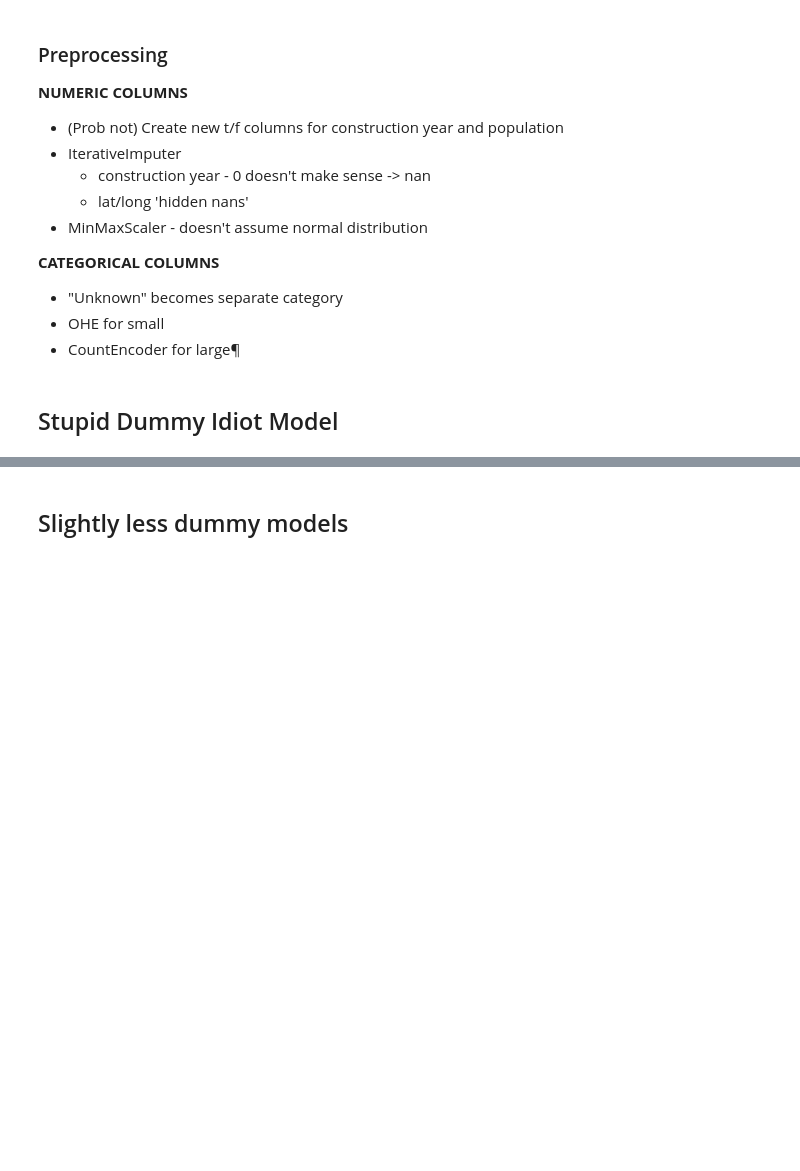
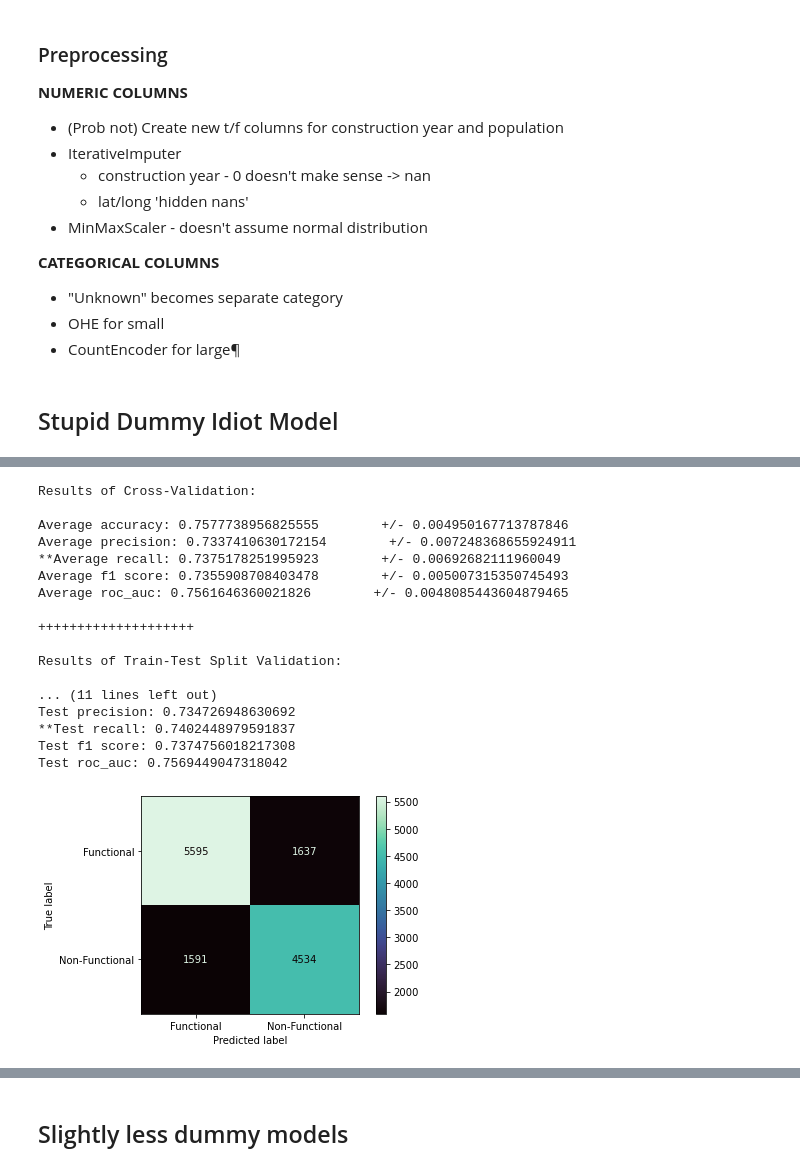
Before and after one commit to NicholasIndorf/TanzanianWaterWells, a Jupyter notebook: notebooks/Alex/Modeling_AJM.ipynb, the cells around one changed output, grey strips where cells are left out. Saved outputs shown, nothing was run; the diff lists cells and outputs as text; code cells hidden in the pictures; blank space fills up the shorter version.

```diff
--- a/notebooks/Alex/Modeling_AJM.ipynb
+++ b/notebooks/Alex/Modeling_AJM.ipynb
@@ -172,10 +191,29 @@ evaluate(logreg, X_train, X_test, y_train, y_test, cross_val=True, cv=5)
 # %%
 dt = Pipeline(steps=[
     ('preprocessor', preprocessor),
     ('classifier', DecisionTreeClassifier(random_state=396))
 ])
 
-evaluate(dt, X_train, X_test, y_train, y_test, cross_val=True, cv=5)
+evaluate(dt, X_train, X_test, y_train, y_test, cv=5, grid_search=False)
+# %% [output]
+Results of Cross-Validation:
+
+Average accuracy: 0.7577738956825555        +/- 0.004950167713787846
+Average precision: 0.7337410630172154        +/- 0.007248368655924911
+**Average recall: 0.7375178251995923        +/- 0.00692682111960049
+Average f1 score: 0.7355908708403478        +/- 0.005007315350745493
+Average roc_auc: 0.7561646360021826        +/- 0.0048085443604879465
+
+++++++++++++++++++++
+
+Results of Train-Test Split Validation:
+
+... (11 lines left out)
+Test precision: 0.734726948630692
+**Test recall: 0.7402448979591837
+Test f1 score: 0.7374756018217308
+Test roc_auc: 0.7569449047318042
+[figure, added]
 # %%
 rf = Pipeline(steps=[
     ('preprocessor', preprocessor),
```
Also changed, not shown: parts of 24 cells of this notebook, 5 other files.
